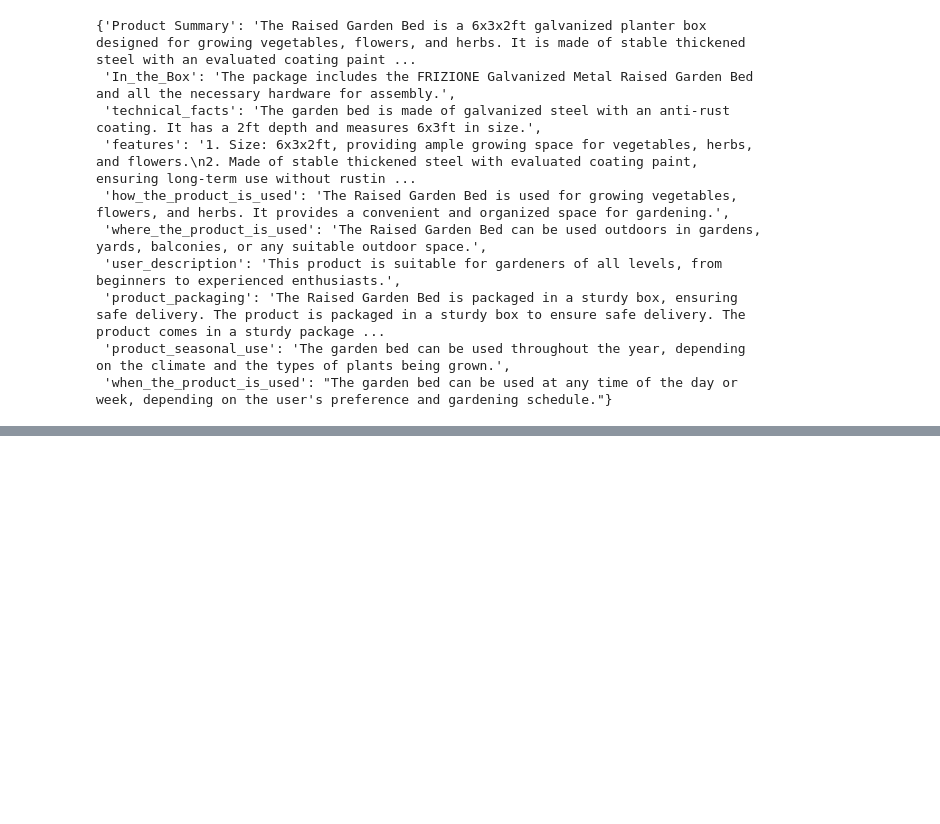
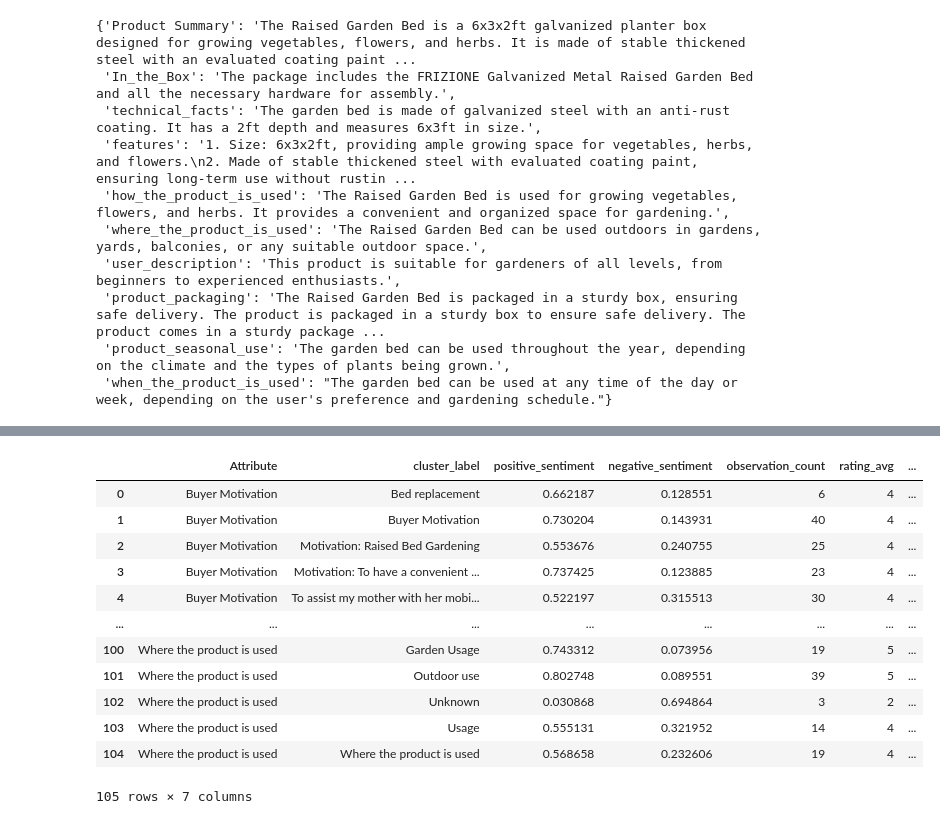
Before and after one commit to p-vbordei/ProductExplorer, a Jupyter notebook: notebooks/Data_Solutions_step_2_solution_generation.ipynb, the cells around one changed output, grey strips where cells are left out. Cells and saved outputs as stored; diff of their text form; code cells hidden in the pictures; blank space fills up the shorter version.

Commit message:
finished general product solutions

```diff
--- a/notebooks/Data_Solutions_step_2_solution_generation.ipynb
+++ b/notebooks/Data_Solutions_step_2_solution_generation.ipynb
@@ -94,3 +72,6 @@ eval(df_problem_statements['problem_statement'][1])
+# %%
+attributes_data = attributes[['Attribute', 'cluster_label', 'positive_sentiment',
+       'negative_sentiment','observation_count', 'rating_avg', 'attribute_percentage']]
 # %%
 general_product_data
 # %% [output]
@@ -206,0 +326,16 @@ eval_data
+# %%
+attributes_data
+# %% [output]
+|  | Attribute | cluster_label | positive_sentiment | negative_sentiment | observation_count | rating_avg | ... |
+| 0 | Buyer Motivation | Bed replacement | 0.662187 | 0.128551 | 6 | 4 | ... |
+| 1 | Buyer Motivation | Buyer Motivation | 0.730204 | 0.143931 | 40 | 4 | ... |
+| 2 | Buyer Motivation | Motivation: Raised Bed Gardening | 0.553676 | 0.240755 | 25 | 4 | ... |
+| 3 | Buyer Motivation | Motivation: To have a convenient ... | 0.737425 | 0.123885 | 23 | 4 | ... |
+| 4 | Buyer Motivation | To assist my mother with her mobi... | 0.522197 | 0.315513 | 30 | 4 | ... |
+| ... | ... | ... | ... | ... | ... | ... | ... |
+| 100 | Where the product is used | Garden Usage | 0.743312 | 0.073956 | 19 | 5 | ... |
+| 101 | Where the product is used | Outdoor use | 0.802748 | 0.089551 | 39 | 5 | ... |
+| 102 | Where the product is used | Unknown | 0.030868 | 0.694864 | 3 | 2 | ... |
+| 103 | Where the product is used | Usage | 0.555131 | 0.321952 | 14 | 4 | ... |
+| 104 | Where the product is used | Where the product is used | 0.568658 | 0.232606 | 19 | 4 | ... |
+105 rows × 7 columns
```
Also changed, not shown: parts of 17 cells of this notebook, 1 other file.
